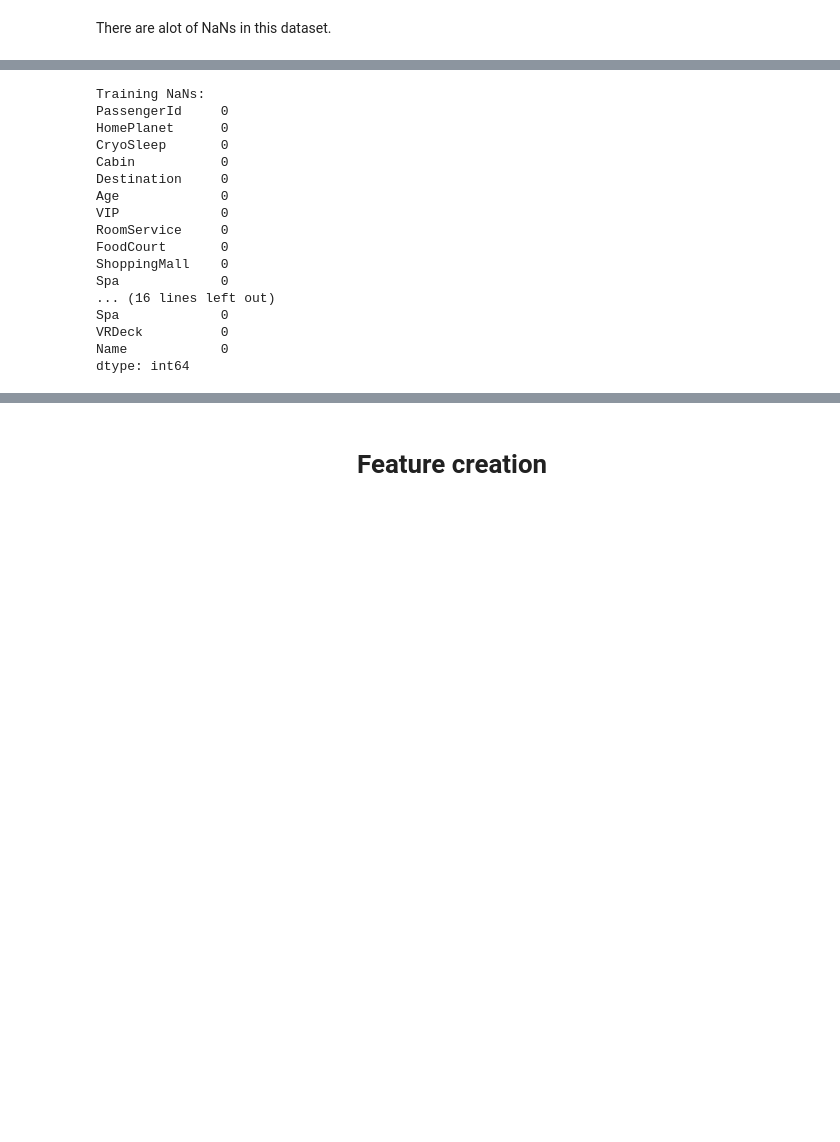
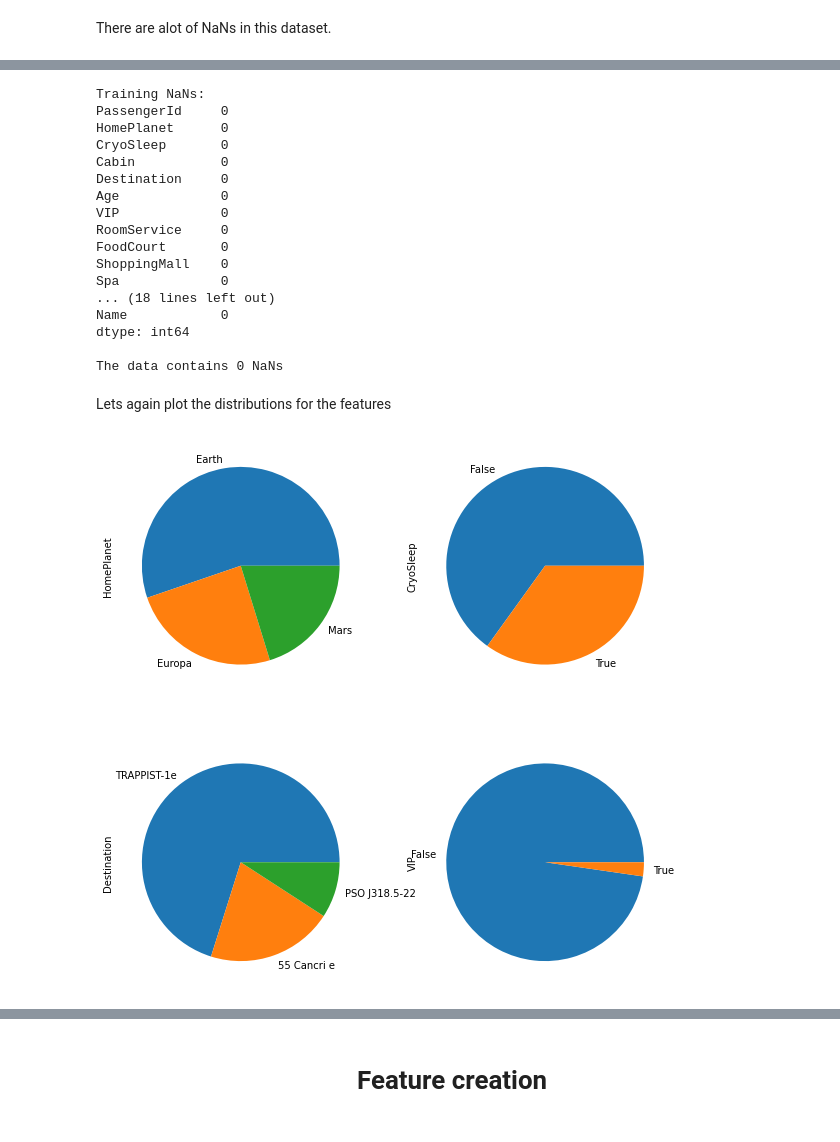
Before and after one commit to Cameron858/gradcracker-scraper, a Jupyter notebook: spaceship-titanic-various-models.ipynb, the cells around one changed output, grey strips where cells are left out. Saved outputs shown, nothing was run; the diff lists cells and outputs as text; code cells hidden in the pictures; blank space fills up the shorter version.

```diff
--- a/spaceship-titanic-various-models.ipynb
+++ b/spaceship-titanic-various-models.ipynb
@@ -72,13 +105,20 @@ for row in [0, 1]:
 # extract columns with NaNs
 contains_nans = train.columns[train.isnull().any()]
 
-# fills with most common for all cols. Will change later.
-for col in contains_nans:
-    temp = train[col].value_counts().index[0]
+# index removes transported to avod error when filling test data
+for col in train.isnull().sum().index[0:-1]:
+    # check if contains nans and is a float64
+    if train[col].isnull().sum() > 0 and train[col].dtypes == 'float64':
+        temp = train[col].median()
+    else:
+        # fill with most common value
+        temp = train[col].value_counts().index[0]
+
     train[col] = train[col].fillna(temp)
     test[col] = test[col].fillna(temp)
 
 print(f'Training NaNs:\n{train.isnull().sum()}\n\nTesting NaNs:\n{test.isnull().sum()}')
+print(f'\nThe data contains {train.isnull().sum().sum() + test.isnull().sum().sum()} NaNs')
 # %% [output]
 Training NaNs:
 PassengerId     0
@@ -92,8 +132,23 @@ RoomService     0
 FoodCourt       0
 ShoppingMall    0
 Spa             0
-... (16 lines left out)
-Spa             0
-VRDeck          0
+... (18 lines left out)
 Name            0
 dtype: int64
+
+The data contains 0 NaNs
+# %% [markdown]
+Lets again plot the distributions for the features
+# %%
+# class imbalance including NaNs
+
+fig3, ax = plt.subplots(2, 2, figsize=(10, 10))
+idx = 0
+
+for row in [0, 1]:
+    for col in [0, 1]:
+        feat = ['HomePlanet', 'CryoSleep', 'Destination', 'VIP'][idx]
+        train[feat].value_counts(dropna=False).plot(kind='pie', ax = ax[row][col])
+        idx += 1
+# %% [output]
+[figure, added]
```
Also changed, not shown: parts of 22 cells of this notebook.
